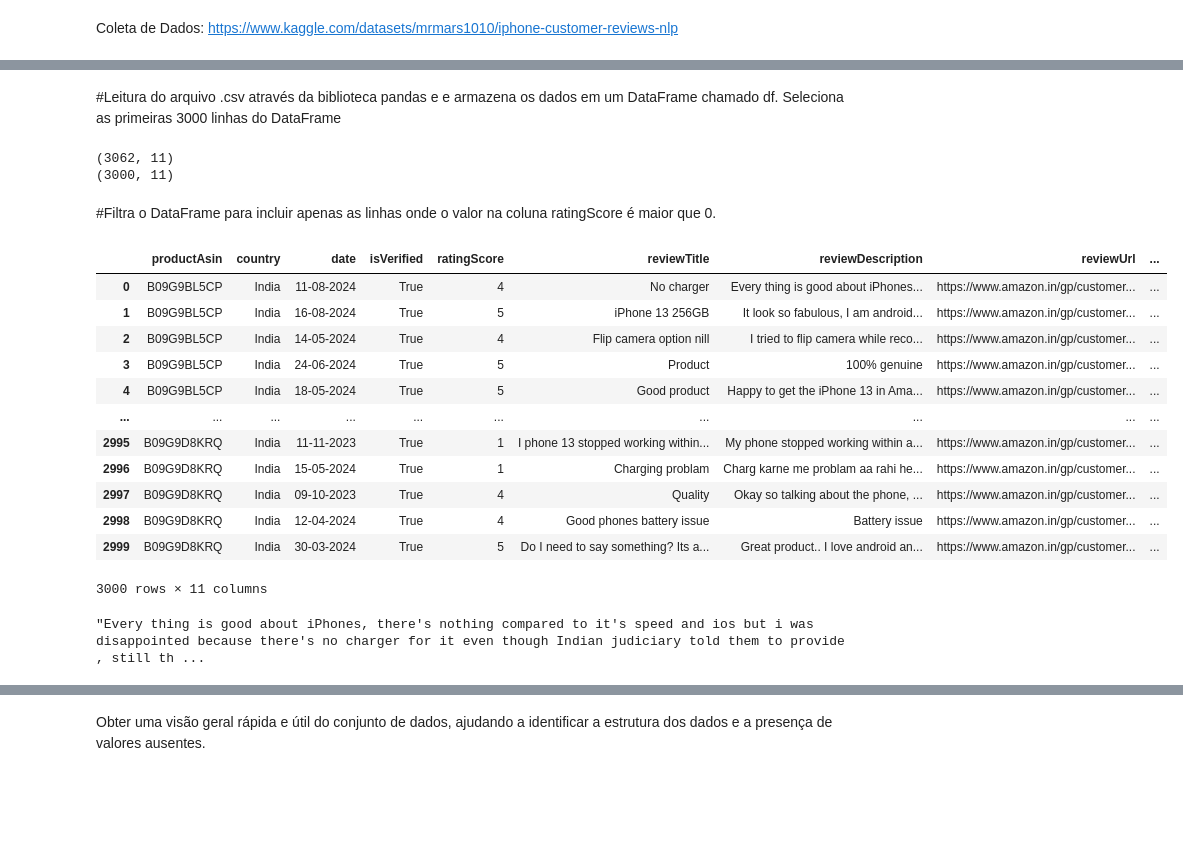
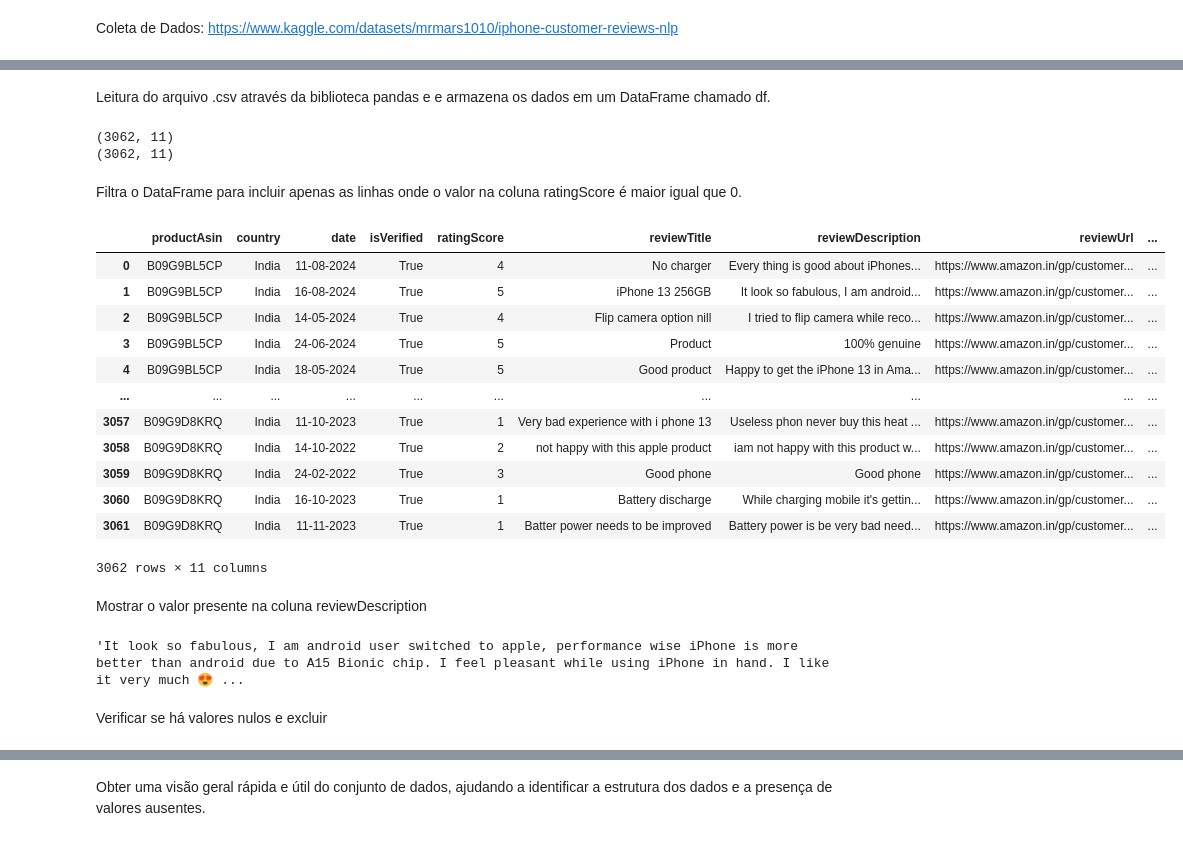
Before and after one commit to Paulo-Moura14/Proc_Ling_natural, a Jupyter notebook: Projeto_NLP_II.ipynb, the cells around one changed output, grey strips where cells are left out. Saved outputs shown, nothing was run; the diff lists cells and outputs as text; code cells hidden in the pictures; blank space fills up the shorter version.

```diff
--- a/Projeto_NLP_II.ipynb
+++ b/Projeto_NLP_II.ipynb
@@ -31,33 +35,42 @@ nltk.download('punkt_tab')
 True
 # %% [markdown]
-#Leitura do arquivo .csv através da biblioteca pandas e e armazena os dados em um DataFrame chamado df. Seleciona as primeiras 3000 linhas do DataFrame
+
+
+
+
+Leitura do arquivo .csv através da biblioteca pandas e e armazena os dados em um DataFrame chamado df.
 # %%
 df = pd.read_csv('/content/iphone.csv')
 print(df.shape)
-df = df.head(3000)
+df = df.head(3062)
 print(df.shape)
 # %% [output]
 (3062, 11)
-(3000, 11)
+(3062, 11)
 # %% [markdown]
-#Filtra o DataFrame para incluir apenas as linhas onde o valor na coluna ratingScore é maior que 0.
+
+Filtra o DataFrame para incluir apenas as linhas onde o valor na coluna ratingScore é maior igual que 0.
 # %%
-df[df['ratingScore'] > 0]
+df[df['ratingScore'] >= 0]
 # %% [output]
 |  | productAsin | country | date | isVerified | ratingScore | reviewTitle | reviewDescription | reviewUrl | ... |
 | 0 | B09G9BL5CP | India | 11-08-2024 | True | 4 | No charger | Every thing is good about iPhones... | https://www.amazon.in/gp/customer... | ... |
 | 1 | B09G9BL5CP | India | 16-08-2024 | True | 5 | iPhone 13 256GB | It look so fabulous, I am android... | https://www.amazon.in/gp/customer... | ... |
 | 2 | B09G9BL5CP | India | 14-05-2024 | True | 4 | Flip camera option nill | I tried to flip camera while reco... | https://www.amazon.in/gp/customer... | ... |
 | 3 | B09G9BL5CP | India | 24-06-2024 | True | 5 | Product | 100% genuine | https://www.amazon.in/gp/customer... | ... |
 | 4 | B09G9BL5CP | India | 18-05-2024 | True | 5 | Good product | Happy to get the iPhone 13 in Ama... | https://www.amazon.in/gp/customer... | ... |
 | ... | ... | ... | ... | ... | ... | ... | ... | ... | ... |
-| 2995 | B09G9D8KRQ | India | 11-11-2023 | True | 1 | I phone 13 stopped working within... | My phone stopped working within a... | https://www.amazon.in/gp/customer... | ... |
-| 2996 | B09G9D8KRQ | India | 15-05-2024 | True | 1 | Charging problam | Charg karne me problam aa rahi he... | https://www.amazon.in/gp/customer... | ... |
-| 2997 | B09G9D8KRQ | India | 09-10-2023 | True | 4 | Quality | Okay so talking about the phone, ... | https://www.amazon.in/gp/customer... | ... |
-| 2998 | B09G9D8KRQ | India | 12-04-2024 | True | 4 | Good phones battery issue | Battery issue | https://www.amazon.in/gp/customer... | ... |
-| 2999 | B09G9D8KRQ | India | 30-03-2024 | True | 5 | Do I need to say something? Its a... | Great product.. I love android an... | https://www.amazon.in/gp/customer... | ... |
+| 3057 | B09G9D8KRQ | India | 11-10-2023 | True | 1 | Very bad experience with i phone 13 | Useless phon never buy this heat ... | https://www.amazon.in/gp/customer... | ... |
+| 3058 | B09G9D8KRQ | India | 14-10-2022 | True | 2 | not happy with this apple product | iam not happy with this product w... | https://www.amazon.in/gp/customer... | ... |
+| 3059 | B09G9D8KRQ | India | 24-02-2022 | True | 3 | Good phone | Good phone | https://www.amazon.in/gp/customer... | ... |
+| 3060 | B09G9D8KRQ | India | 16-10-2023 | True | 1 | Battery discharge | While charging mobile it's gettin... | https://www.amazon.in/gp/customer... | ... |
+| 3061 | B09G9D8KRQ | India | 11-11-2023 | True | 1 | Batter power needs to be improved | Battery power is be very bad need... | https://www.amazon.in/gp/customer... | ... |
-3000 rows × 11 columns
+3062 rows × 11 columns
+# %% [markdown]
+Mostrar o valor presente na coluna reviewDescription
 # %%
-df['reviewDescription'].values[0]
+df['reviewDescription'].values[1]
 # %% [output]
-"Every thing is good about iPhones, there's nothing compared to it's speed and ios but i was disappointed because there's no charger for it even though Indian judiciary told them to provide , still th ...
+'It look so fabulous, I am android user switched to apple, performance wise iPhone is more better than android due to A15 Bionic chip. I feel pleasant while using iPhone in hand. I like it very much 😍 ...
+# %% [markdown]
+Verificar se há valores nulos e excluir
```
Also changed, not shown: parts of 75 cells of this notebook.
